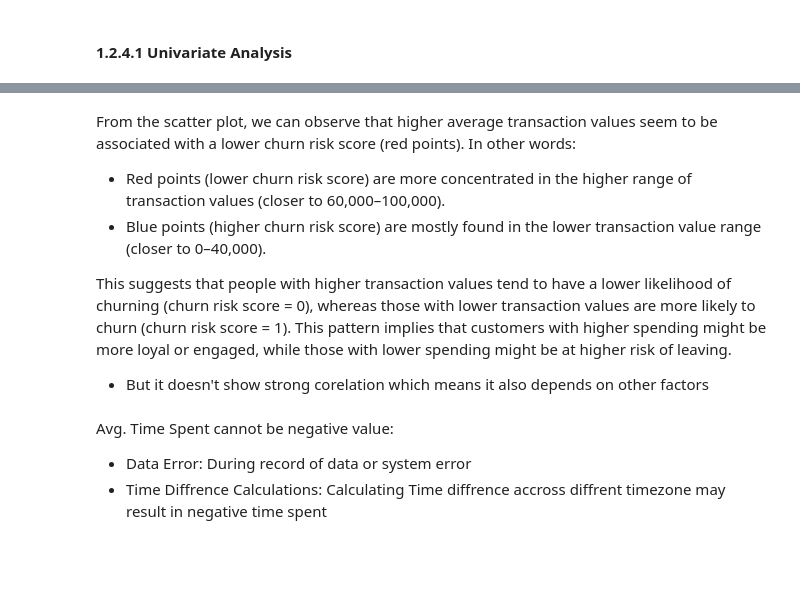
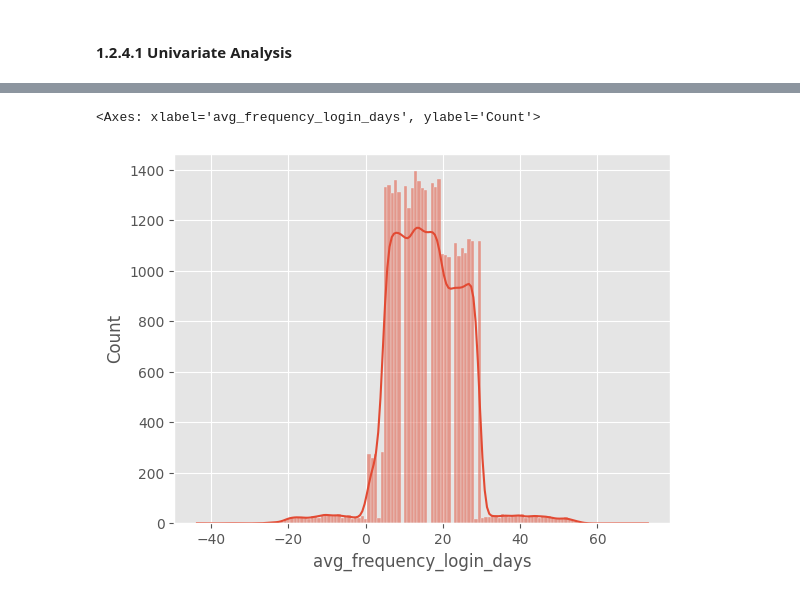
Before and after one commit to AshutoshsinghIndore/customer-churn-model, a Jupyter notebook: Notebook/Notebook.ipynb, the cells around one changed output, grey strips where cells are left out. Drawn from its saved outputs; the diff is of its cells as text; code cells hidden in the pictures; blank space fills up the shorter version.

```diff
--- a/Notebook/Notebook.ipynb
+++ b/Notebook/Notebook.ipynb
@@ -198,5 +247,19 @@ plt.show()
 # %%
-plt.figure(figsize=(12, 8))
-sns.displot(df['age'], kde = True, )
-plt.title('Age Distribution')
-plt.show()
+def check_numeric_val(val):
+    '''This Function will return Numeric Value if string is numeric in nature else return np.nan'''
+    try:
+        return float(val)
+    except Exception as e:
+        return np.nan
+
+# Preprocessing last_visit_time
+# Typecasting to int
+df['avg_frequency_login_days'] = df['avg_frequency_login_days'].map(check_numeric_val)
+
+plt.title('Distribution: Avg. frequency')
+sns.histplot(x = df['avg_frequency_login_days'], kde = True)
+
+sns.barplot()
+# %% [output]
+<Axes: xlabel='avg_frequency_login_days', ylabel='Count'>
+[figure, added]
@@ -206,10 +265,0 @@ plt.title('Distribution of Avg_transaction_value vs Age')
-# %% [markdown]
-From the scatter plot, we can observe that higher average transaction values seem to be associated with a lower churn risk score (red points). In other words:
-
- - Red points (lower churn risk score) are more concentrated in the higher range of transaction values (closer to 60,000–100,000).
- - Blue points (higher churn risk score) are mostly found in the lower transaction value range (closer to 0–40,000).
-
-This suggests that people with higher transaction values tend to have a lower likelihood of churning (churn risk score = 0), whereas those with lower transaction values are more likely to churn (churn risk score = 1).
-This pattern implies that customers with higher spending might be more loyal or engaged, while those with lower spending might be at higher risk of leaving.
-
- - But it doesn't show strong corelation which means it also depends on other factors
@@ -219,4 +265,0 @@ plt.title('Distribution: Avg Time Spent')
-# %% [markdown]
-Avg. Time Spent cannot be negative value:
- - Data Error: During record of data or system error
- - Time Diffrence Calculations: Calculating Time diffrence accross diffrent timezone may result in negative time spent
```
Also changed, not shown: parts of 25 cells of this notebook.
